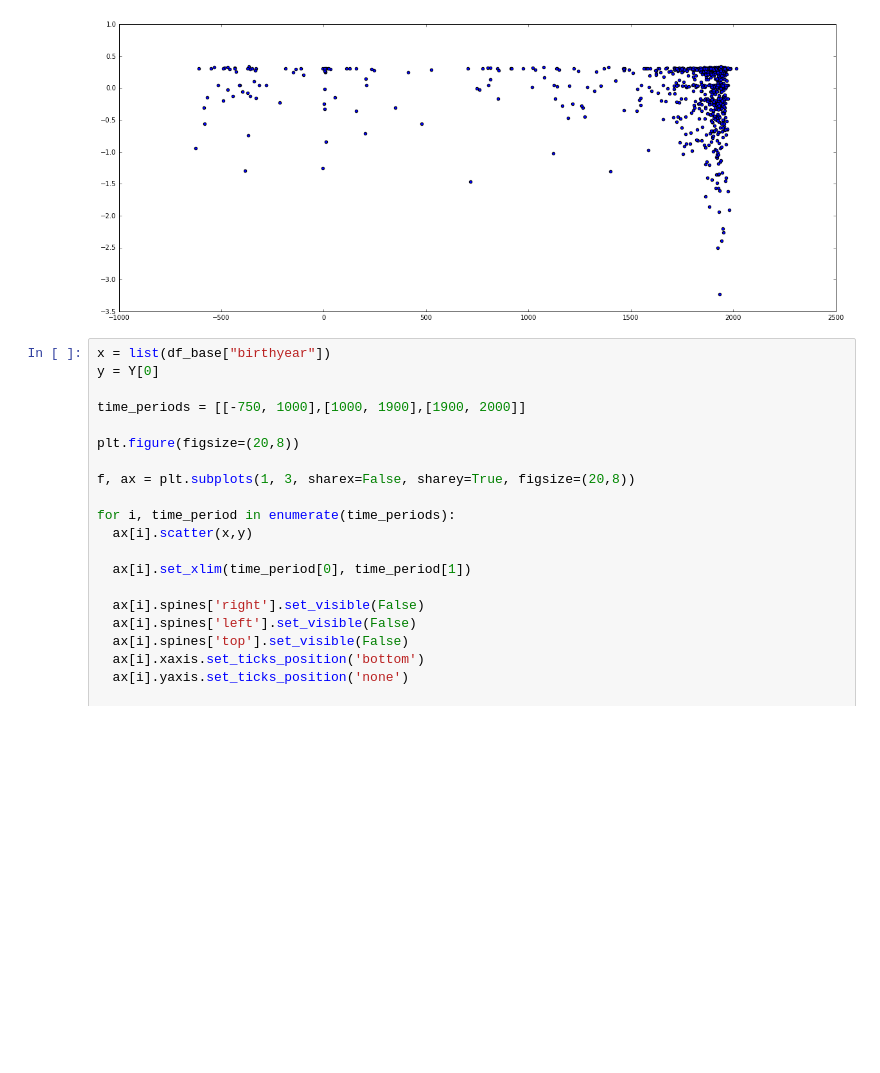
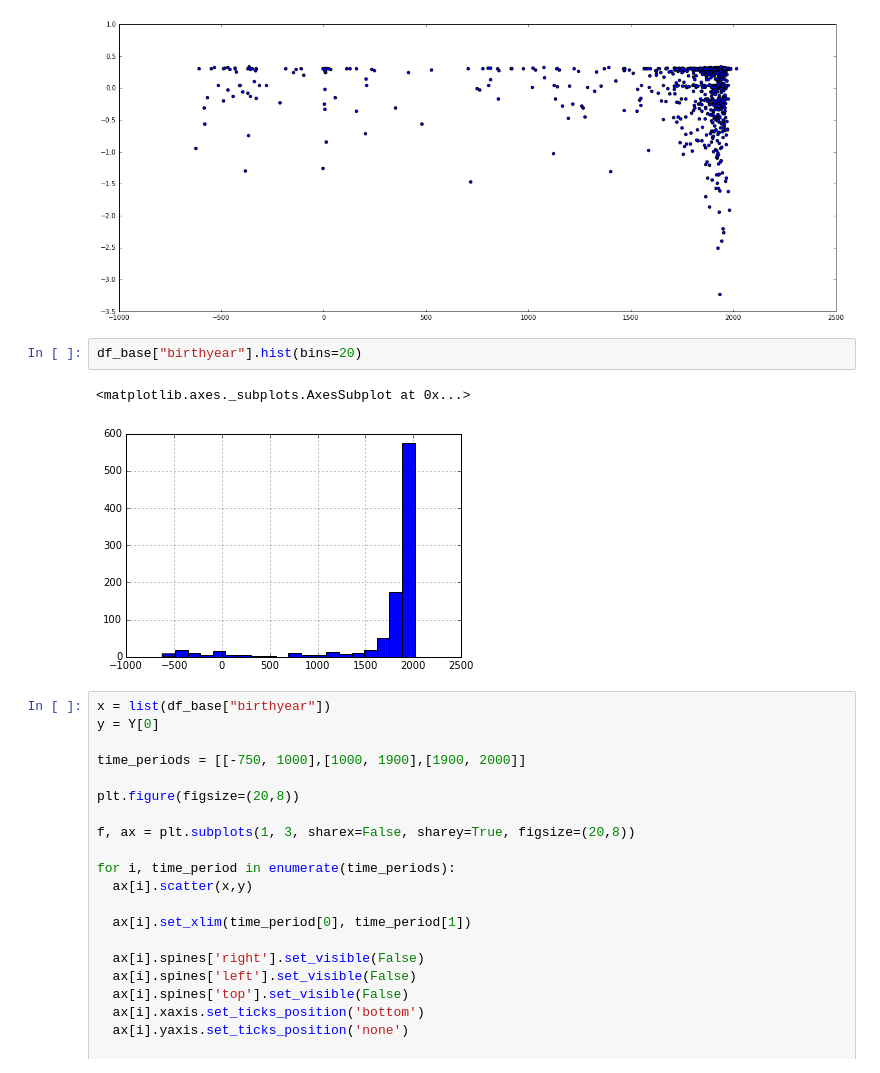
Before and after one commit to taniki/comp.soc-of-philosophy, a Jupyter notebook: generations.ipynb, the cells around one changed output. Cells and saved outputs as stored; diff of their text form; blank space fills up the shorter version.

```diff
--- a/generations.ipynb
+++ b/generations.ipynb
@@ -67,6 +67,11 @@ plt.scatter(x, y)
 plt.show()
 # %% [output]
 [figure]
+# %%
+df_base["birthyear"].hist(bins=20)
+# %% [output]
+<matplotlib.axes._subplots.AxesSubplot at 0x...>
+[figure, added]
 # %%
 x = list(df_base["birthyear"])
 y = Y[0]
```
